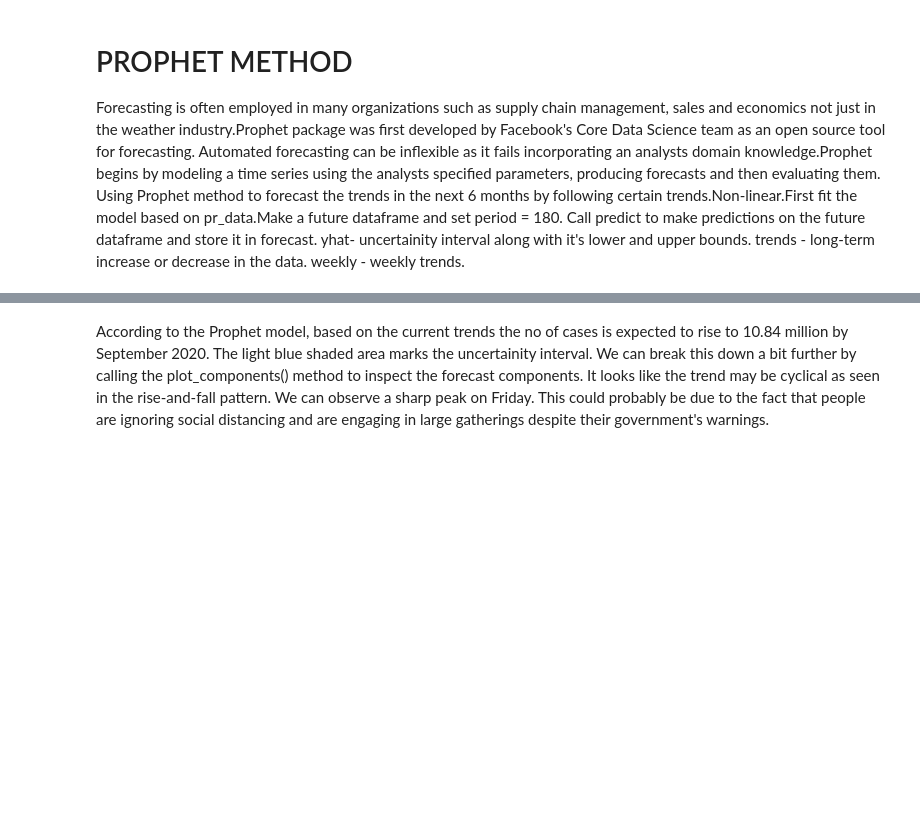
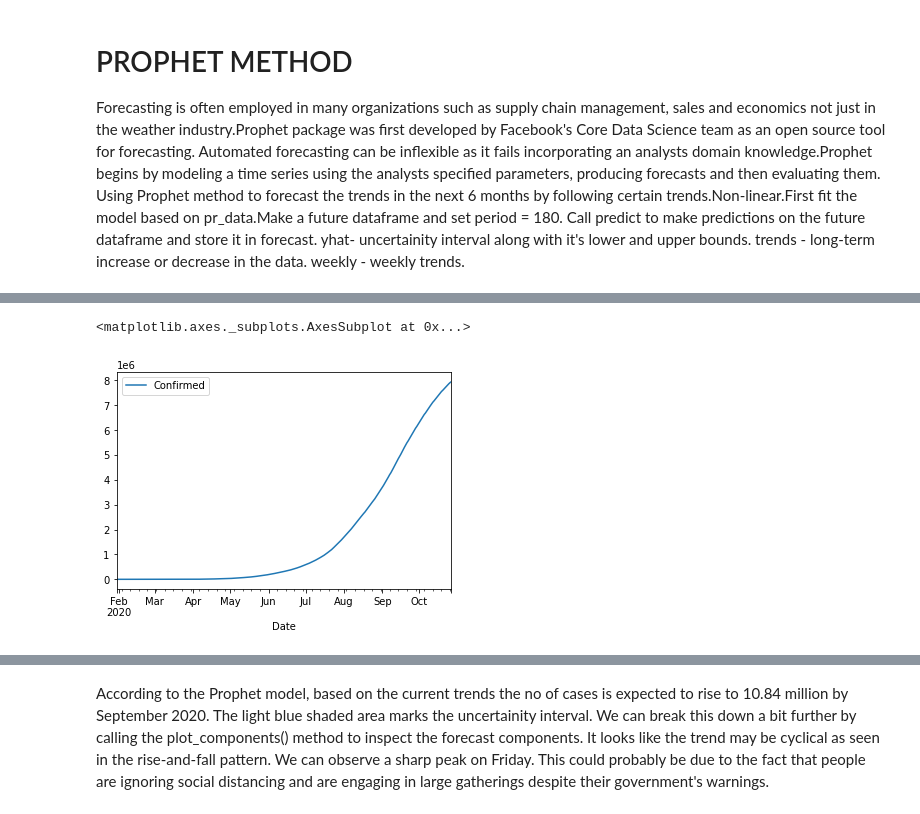
Before and after one commit to mayukh776/Disease-Forecasting-A-COVID-19-Case-Study, a Jupyter notebook: COVID_19_OUTBREAK.ipynb, the cells around one changed output, grey strips where cells are left out. Cells and saved outputs as stored; diff of their text form; code cells hidden in the pictures; blank space fills up the shorter version.

```diff
--- a/COVID_19_OUTBREAK.ipynb
+++ b/COVID_19_OUTBREAK.ipynb
@@ -256,0 +733,8 @@ INFO:fbprophet:Disabling daily seasonality. Run prophet with daily_seasonality=T
+# %%
+prophet_df['Date'] = pd.to_datetime(prophet_df['Date'])
+prophet_conf_case = prophet_df.groupby(['Date'],as_index=False)['Confirmed'].sum()
+prophet_conf_case = prophet_conf_case.set_index('Date')
+prophet_conf_case.plot()
+# %% [output]
+<matplotlib.axes._subplots.AxesSubplot at 0x...>
+[figure, added]
```
Also changed, not shown: parts of 61 cells of this notebook, 1 other file.
